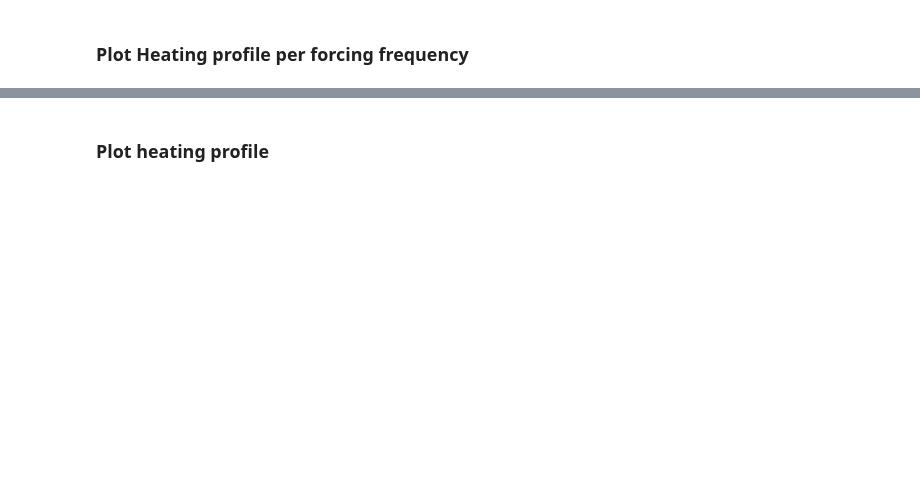
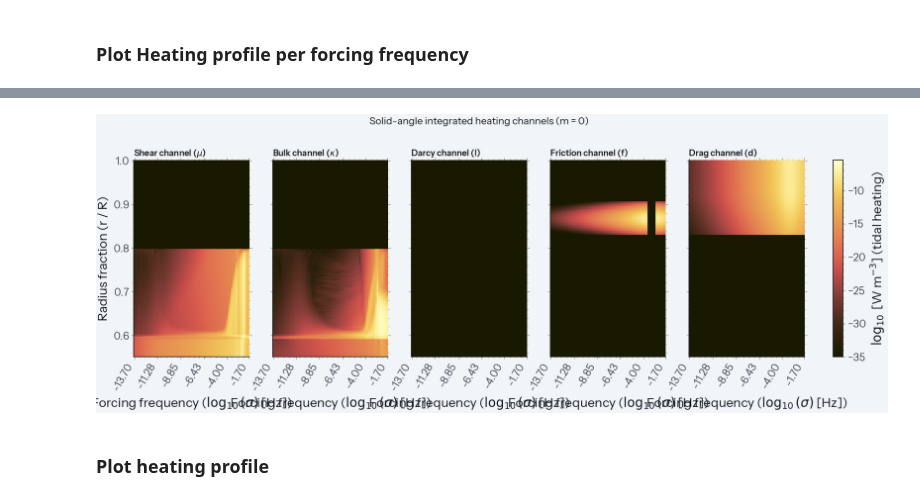
Before and after one commit to FormingWorlds/Obliqua, a Jupyter notebook: examples/visualize_output.ipynb, the cells around one changed output, grey strips where cells are left out. Saved outputs shown, nothing was run; the diff lists cells and outputs as text; code cells hidden in the pictures; blank space fills up the shorter version.

Commit message:
Cleaned up visualization notebook. Added os-code switch css/js. Added obliqua/conda env to installation page.

```diff
--- a/examples/visualize_output.ipynb
+++ b/examples/visualize_output.ipynb
@@ -34,7 +46,7 @@ def plot_imagk2_spectrum(sigma_range, imag_k2, n=2, outpath=None):
 
     fig, ax = plt.subplots(figsize=(8, 6))
 
-    ax.scatter(sigma_range, imag_k2)
+    ax.scatter(sigma_range, imag_k2, c=brand_color("red", "#C2362B"))
 
     ax.set_title(r"Imag($k_{" + str(n) + r"}$) Spectrum")
     ax.set_xlabel(r"$\log_{10}(\sigma)$ [Hz]")
@@ -60,8 +72,6 @@ def plot_imagk2_spectrum(sigma_range, imag_k2, n=2, outpath=None):
     ax.grid(True, which="major", ls="-", color='#444444', alpha=0.4, zorder=1)
     ax.grid(True, which="minor", ls=":", color='#888888', alpha=0.25, zorder=1)
 
-    ax.legend(loc="best")
-
     if outpath:
         fig.savefig(outpath, dpi=200, bbox_inches='tight')
     plt.show()
@@ -161,7 +126,19 @@ def plot_imagk2_spectra(sigma_range, imag_k2, segments, n=2, outpath=None):
 
     fig, ax = plt.subplots(figsize=(8, 6))
 
-    colors = cm.batlow(np.linspace(0, 1, len(segments)))
+    # PROTEUS brand mapping: fluid (most molten) = Magma, solid (least
+    # molten) = Ocean, mush (transitional) = Solar accent. Falls back to
+    # cmcrameri's batlow for any segment name outside this known set.
+    brand_segment_colors = {
+        "fluid": brand_color("red", "#E23D28"),
+        "mush":  brand_color("yellow", "#E0A32E"),
+        "solid": brand_color("blue", "#4FA3D9"),
+    }
+    fallback_colors = cm.batlow(np.linspace(0, 1, len(segments)))
+    colors = [
+        brand_segment_colors.get(str(seg_name).strip().lower(), fallback_colors[i])
+        for i, seg_name in enumerate(segments)
+    ]
 
     # --- sort once to ensure clean connected lines ---
     sort_idx = np.argsort(sigma_log)
@@ -399,21 +380,24 @@ lon = ds.variables["lon"][:]
 dv = 4 / 3 * np.pi * (r[1:]**3 - r[:-1]**3)
 
 # Load individual heating channels
-channels = ["μ", "κ", "l"]
+channels = ["μ", "κ", "l", "f", "d"]  # shear, bulk, Darcy, friction, drag
 channel_labels = {
-    "μ": "Shear channel (μ)",
-    "κ": "Bulk channel (κ)",
-    "l": "Darcy channel (l)"
+    # μ/κ are set in mathtext ($...$), which uses matplotlib's own math
+    # font rather than the body font (Instrument Sans has no Greek glyphs,
+    # which was rendering these as tofu boxes in the subplot titles).
+    "μ": r"Shear channel ($\mu$)",
+    "κ": r"Bulk channel ($\kappa$)",
+    "l": "Darcy channel (l)",
+    "f": "Friction channel (f)",
+    "d": "Drag channel (d)"
 }
 
 H_channels = {ch: ds.variables[f"P_T_s_glb_{ch}"][:] for ch in channels}
 
-# Compute geometry weights if data is large enough
-if H_channels["μ"][0, :, :, 0].size > 4:
-    dlat = np.deg2rad(np.abs(lat[1] - lat[0]))
-    dlon = np.deg2rad(np.abs(lon[1] - lon[0]))
-    lat_rad = np.deg2rad(lat)
-    weights_lat = np.sin(lat_rad)[None, :, None, None]  # Shape: (1, lat, 1, 1)
+# NOTE: this cell indexes the lon/lat axes at [0, 0] below rather than
+# integrating over solid angle, so it only gives correct channel maps for a
+# single-point lon/lat grid (as in this dataset). For a full lon/lat grid,
+# use the solid-angle-integrated profiles built further down instead.
 
 # ==========================================
 # 2. Handle Radius Normalization
@@ -454,13 +438,12 @@ for m_i in np.unique(m):
     global_vmax = np.max(log_mats)
 
     # Initialize a 1x3 panel figure
-    fig, axes = plt.subplots(1, 3, figsize=(18, 5), sharex=True, sharey=True)
+    fig, axes = plt.subplots(1, 5, figsize=(18, 5), sharex=True, sharey=True)
     mesh = None
 
     for ax, ch in zip(axes, channels):
         # Extract target slice and apply floor mask
         H_i = H_channels[ch][:, 0, 0, idx]
-        print(f"Maximum of H_i for channel {ch} and m={m_i}: {np.max(H_i)}")
         H_mat = np.maximum(H_i, mask_floor)
 
         # Plot using explicit global vmin/vmax bounds
@@ -473,32 +456,34 @@ for m_i in np.unique(m):
         )
 
         # Setup subplot annotations
         ax.set_title(channel_labels[ch], fontsize=12)
         ax.set_xlabel(r"Forcing frequency ($\log_{10}(\sigma)$ [Hz])")
         ax.invert_xaxis()
 
         # Manage X-axis tick distribution and formatting
         tick_indices = np.linspace(
             0, len(sigma_range_i) - 1, min(max_labels, len(sigma_range_i)), dtype=int
         )
         tick_labels = [f"{actual_log_sigmas[i]:.2f}" for i in tick_indices]
 
         ax.set_xticks(tick_indices)
         ax.set_xticklabels(tick_labels, rotation=rotation_angle, ha="right")
 
     # Global formatting
     axes[0].set_ylabel("Radius fraction (r / R)")
 
     # Add unified side colorbar mapping back to the globally bounded mesh mapping
     cbar = fig.colorbar(mesh, ax=axes, orientation='vertical', fraction=0.02, pad=0.04)
     cbar.set_label(r"$\log_{10}$ [W m$^{-3}$] (tidal heating)")
 
     fig.suptitle(f"Solid-angle integrated heating channels (m = {m_i})", fontsize=14, y=1.05)
 
     # Save and clear memory
     outpath = os.path.join(out_dir, f"tidal_heating_channels_m{m_i}.png")
     fig.savefig(outpath, dpi=200, bbox_inches="tight")
     plt.show()
     plt.close(fig)
+# %% [output]
+[figure, added]
 # %% [markdown]
 ### Plot heating profile
```
Also changed, not shown: parts of 13 cells of this notebook, 5 other files.
